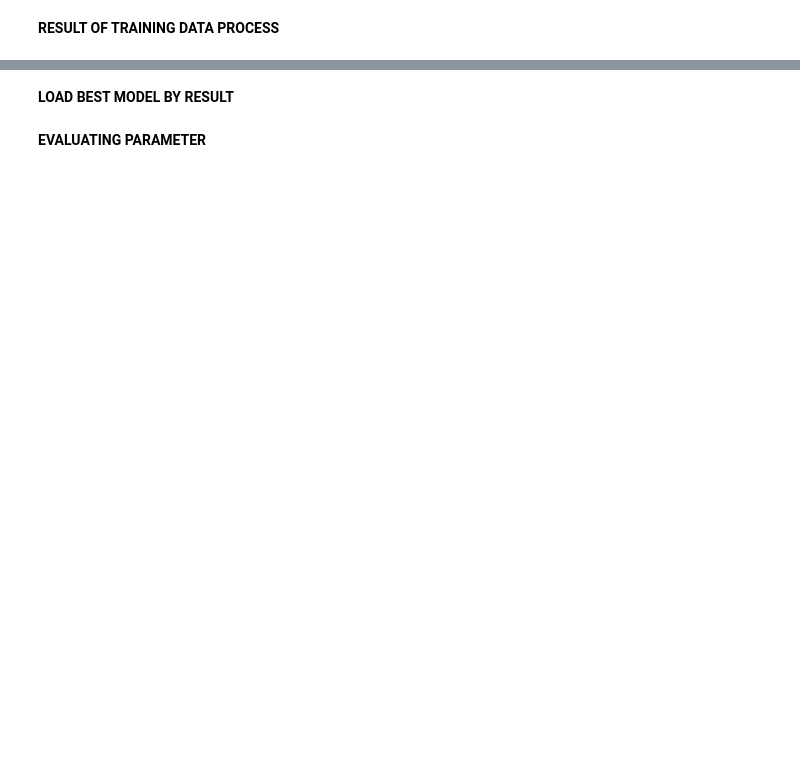
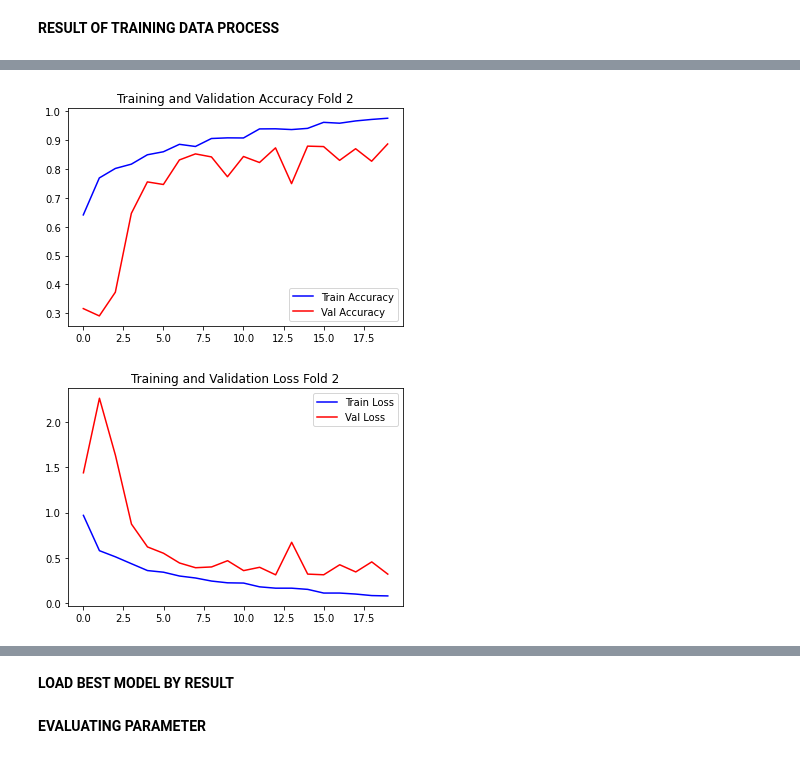
Before and after one commit to avishatr/TA, a Jupyter notebook: alexnet-corn-or-maize-disease-detectection.ipynb, the cells around one changed output, grey strips where cells are left out. Drawn from its saved outputs; the diff is of its cells as text; code cells hidden in the pictures; blank space fills up the shorter version.

```diff
--- a/alexnet-corn-or-maize-disease-detectection.ipynb
+++ b/alexnet-corn-or-maize-disease-detectection.ipynb
@@ -235,22 +304,25 @@ plt.show()
 # %%
 #FOLD 2
 #Train and validation accuracy
 plt.title('Training and Validation Accuracy Fold 2')
 plt.plot(model_history[1].history['accuracy'], label='Train Accuracy', color='blue', )
 plt.plot(model_history[1].history['val_accuracy'], label='Val Accuracy', color='red', )
 plt.legend()
 plt.savefig("Accuracy_fold 2.jpg")
 plt.show()
 
 plt.figure()
 
 #Train and validation loss
-plt.title('Training and Validation Accuracy Fold 2')
+plt.title('Training and Validation Loss Fold 2')
 plt.plot(model_history[1].history['loss'], label='Train Loss', color='blue', )
 plt.plot(model_history[1].history['val_loss'], label='Val Loss', color='red', )
 plt.legend()
 plt.savefig("Loss_fold 2.jpg")
 plt.show()
+# %% [output]
+[figure, added]
+[figure, added]
 # %%
 #FOLD 3
 #Train and validation accuracy
```
Also changed, not shown: parts of 19 cells of this notebook.
